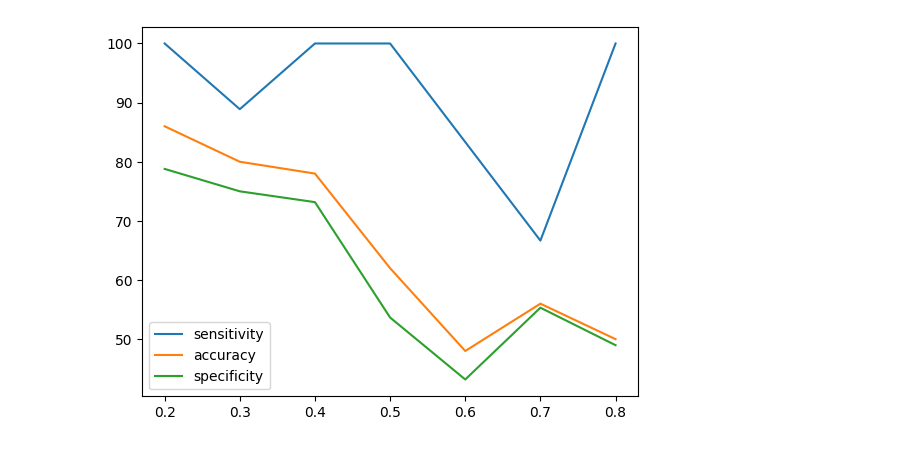
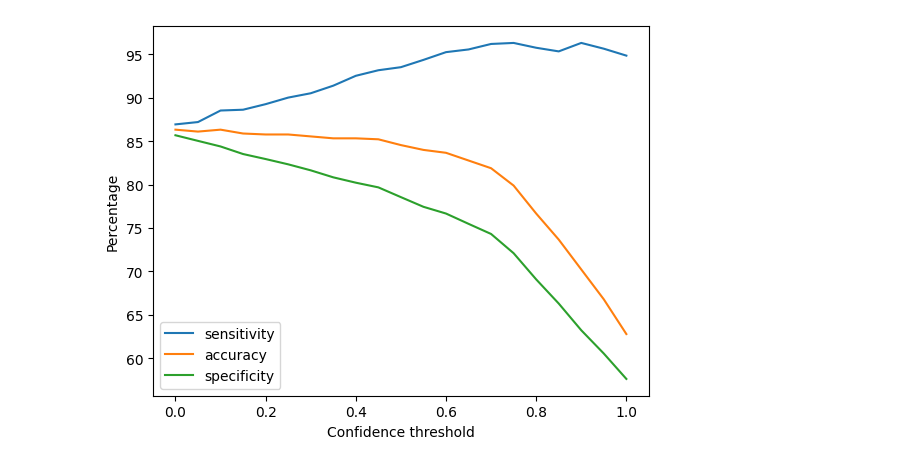
Before and after one commit to KuroHaka/epilepsy-seizure-detection-v1, a Jupyter notebook: model.ipynb, the cells around one changed output. Saved outputs shown, nothing was run; the diff lists cells and outputs as text; code cells hidden in the pictures.

```diff
--- a/model.ipynb
+++ b/model.ipynb
@@ -80,5 +96,0 @@ metrics(y_test, y_pred)
-# %%
-tn, fp, fn, tp = confusion_matrix(y_test, y_pred).ravel()
-print(f'sensitivity: {(tp/(tp+fn))*100:.3f}%')
-print(f'specificity: {(tn/(fp+tn))*100:.3f}%')
-print(f'accuracy: {((tp+tn)/(tn+fp+fn+tp))*100:.3f}%')
@@ -102,8 +100,0 @@ from IPython.display import clear_output
-# %%
-train = train.dropna()
-y_train = train['seizure']
-X_train = train.drop(columns = 'seizure')
-
-test = test.dropna()
-y_test = test['seizure']
-X_test = test.drop(columns = 'seizure')
@@ -196,5 +179,6 @@ def accuracy(ys, ts):
 # %%
-num_epochs = 30
+%%time
+num_epochs = 25
 num_total_steps = len(train_loader)
 
 # Initialize lists for training and validation
@@ -259,11 +246,10 @@ with torch.no_grad():
     n_samples = 0
     for input, labels in test_loader:
         outputs = model(input)
-        loss = criterion(outputs, labels)
         # max returns (value ,index)
         predicted = (outputs>0.5).float()
         n_samples += labels.size(0)
         n_correct += (predicted == labels).sum().item()
     acc = 100.0 * n_correct / n_samples
-    print(f'Accuracy of the network on the {loss} test is : {acc} %')
+    print(f'Accuracy of the network is : {acc} %')
 # %% [output]
@@ -289,40 +275,40 @@ metrics(all_predicted, all_label)
 # %%
-step = 0.1
-threshold = np.arange(0.2, 0.8+step, step)
-data = np.array([])
-sensitivity = []
-specificity = []
-accuracy = []
-for t in threshold:
-    with torch.no_grad():
-        for input, labels in test_loader:
-            ttn, tfp, tfn, ttp = 0,0,0,0
-            outputs = model(input)
-            data = np.append(data, output)
+step = 0.05
+threshold = np.arange(0, 1+step, step)
+values = {}
+for i in threshold:
+    values[i] = {'snst': [], 'spcf': [], 'accr': []}
+
+with torch.no_grad():
+    for input, labels in test_loader:
+        outputs = model(input)
+        for t in threshold:
             predicted = (outputs>t).float()
             tn, fp, fn, tp = confusion_matrix(predicted, labels, labels=[0, 1] ).ravel()
-            ttn += tn
-            tfp += fp
-            tfn += fn
-            ttp += tp
-        if (ttp+tfn) == 0:
-            sensitivity.append(0)
-        else:
-            sensitivity.append((ttp/(ttp+tfn))*100)
-        if tfp+ttn == 0:
-            specificity.append(0)
-        else:
-            specificity.append((ttn/(tfp+ttn))*100)
-        accuracy.append(((ttp+ttn)/(ttn+tfp+tfn+ttp))*100)
+            if tp+tn == 0:
+                values[t]['snst'].append(0)
+            else:
+                values[t]['snst'].append((tp/(tp+fn))*100)
+            if tp+tn == 0:
+                values[t]['spcf'].append(0)
+            else:
+                values[t]['spcf'].append((tn/(fp+tn))*100)
+            values[t]['accr'].append(((tp+tn)/(tn+fp+fn+tp))*100)
+
+    sensitivity = []
+    specificity = []
+    accuracy = []
+    for _,v in values.items():
+        sensitivity.append(sum(v['snst'])/len(v['snst']))
+        specificity.append(sum(v['spcf'])/len(v['spcf']))
+        accuracy.append(sum(v['accr'])/len(v['accr']))
 
 plt.plot(threshold, sensitivity, label='sensitivity')
 plt.plot(threshold, accuracy, label='accuracy')
 plt.plot(threshold, specificity, label='specificity')
+plt.ylabel('Percentage')
+plt.xlabel('Confidence threshold')
 plt.legend()
 plt.show()
-
-dict = {"metric":['sensitivity','specificity','accuracy'], 'precision':[f'{(tp/(tp+fn))*100:.3f}%', f'{(tn/(fp+tn))*100:.3f}%', f'{((tp+tn)/(tn+fp+fn+tp))*100:.3f}%']}
-
-pd.DataFrame.from_dict(dict).style.hide(axis="index")
 # %% [output]
-[figure, old version]
+[figure, new version]
```
Also changed, not shown: parts of 52 cells of this notebook, 5 other files.
